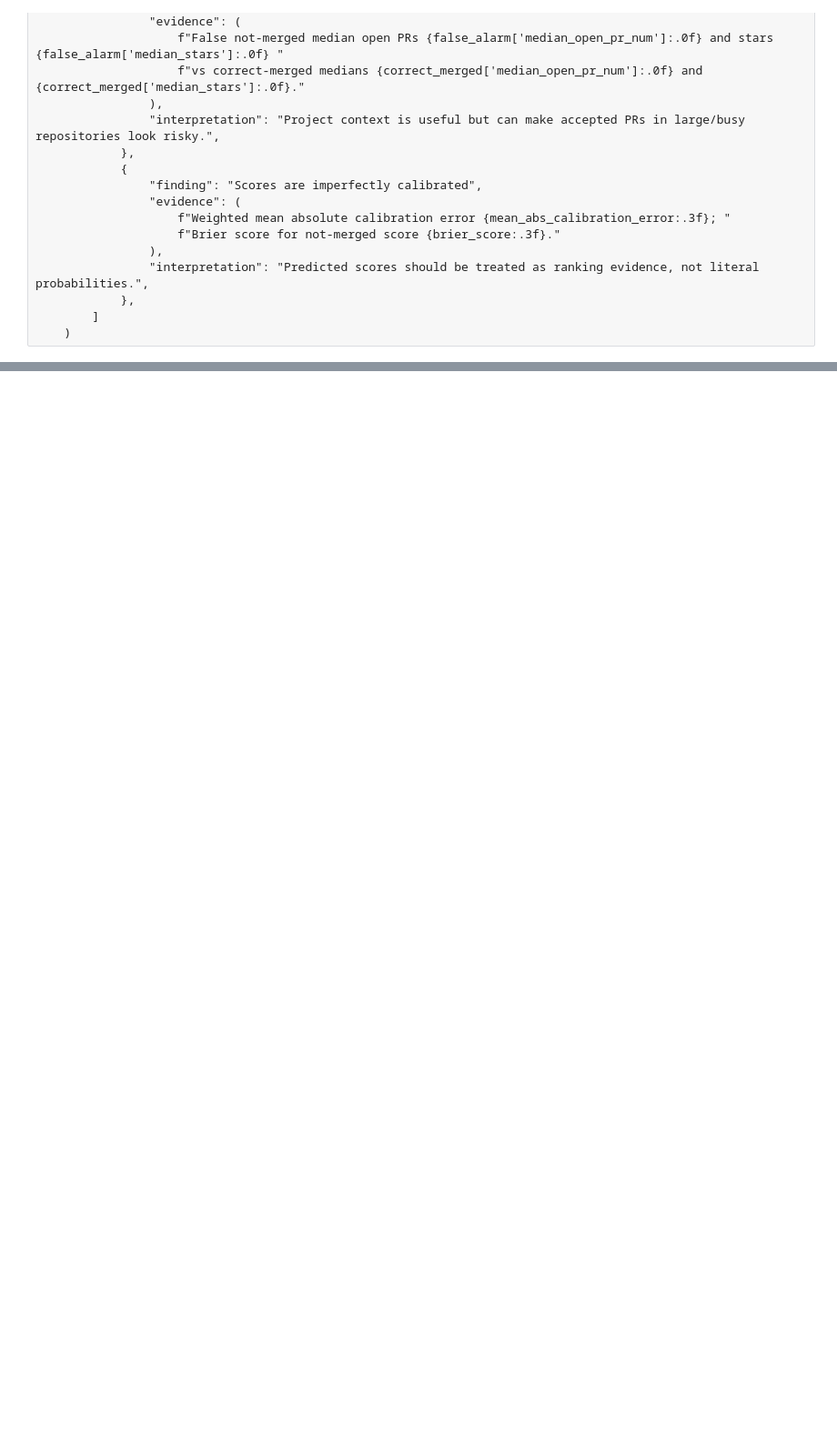
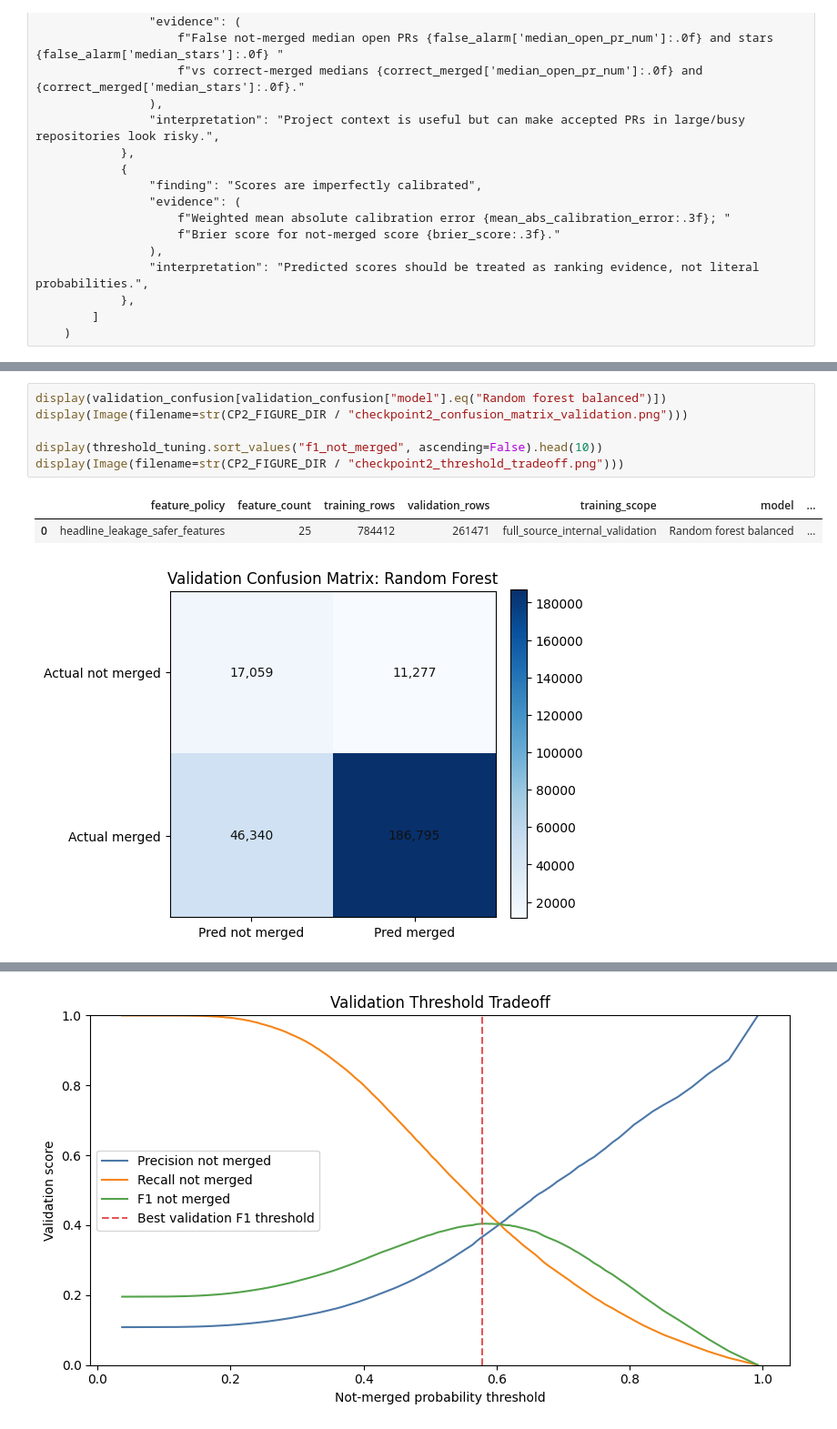
Before and after one commit to MahmoudMuhammedAli/ades-pr-merge-rate-predection, a Jupyter notebook: deliverables/checkpoint-2/checkpoint2_pr_merge_modeling.ipynb, the cells around one changed output, grey strips where cells are left out. Shown at 91% size. Saved outputs shown, nothing was run; the diff lists cells and outputs as text; blank space fills up the shorter version.

```diff
--- a/deliverables/checkpoint-2/checkpoint2_pr_merge_modeling.ipynb
+++ b/deliverables/checkpoint-2/checkpoint2_pr_merge_modeling.ipynb
@@ -2016,0 +2117,10 @@ The next checkpoint should lock the final feature set, run the selected model ag
+# %%
+display(validation_confusion[validation_confusion["model"].eq("Random forest balanced")])
+display(Image(filename=str(CP2_FIGURE_DIR / "checkpoint2_confusion_matrix_validation.png")))
+
+display(threshold_tuning.sort_values("f1_not_merged", ascending=False).head(10))
+display(Image(filename=str(CP2_FIGURE_DIR / "checkpoint2_threshold_tradeoff.png")))
+# %% [output]
+|  | feature_policy | feature_count | training_rows | validation_rows | training_scope | model | ... |
+| 0 | headline_leakage_safer_features | 25 | 784412 | 261471 | full_source_internal_validation | Random forest balanced | ... |
+[figure, added]
@@ -2016,0 +2138 @@ The next checkpoint should lock the final feature set, run the selected model ag
+[figure, added]
```
Also changed, not shown: parts of 35 cells of this notebook, 25 other files.
